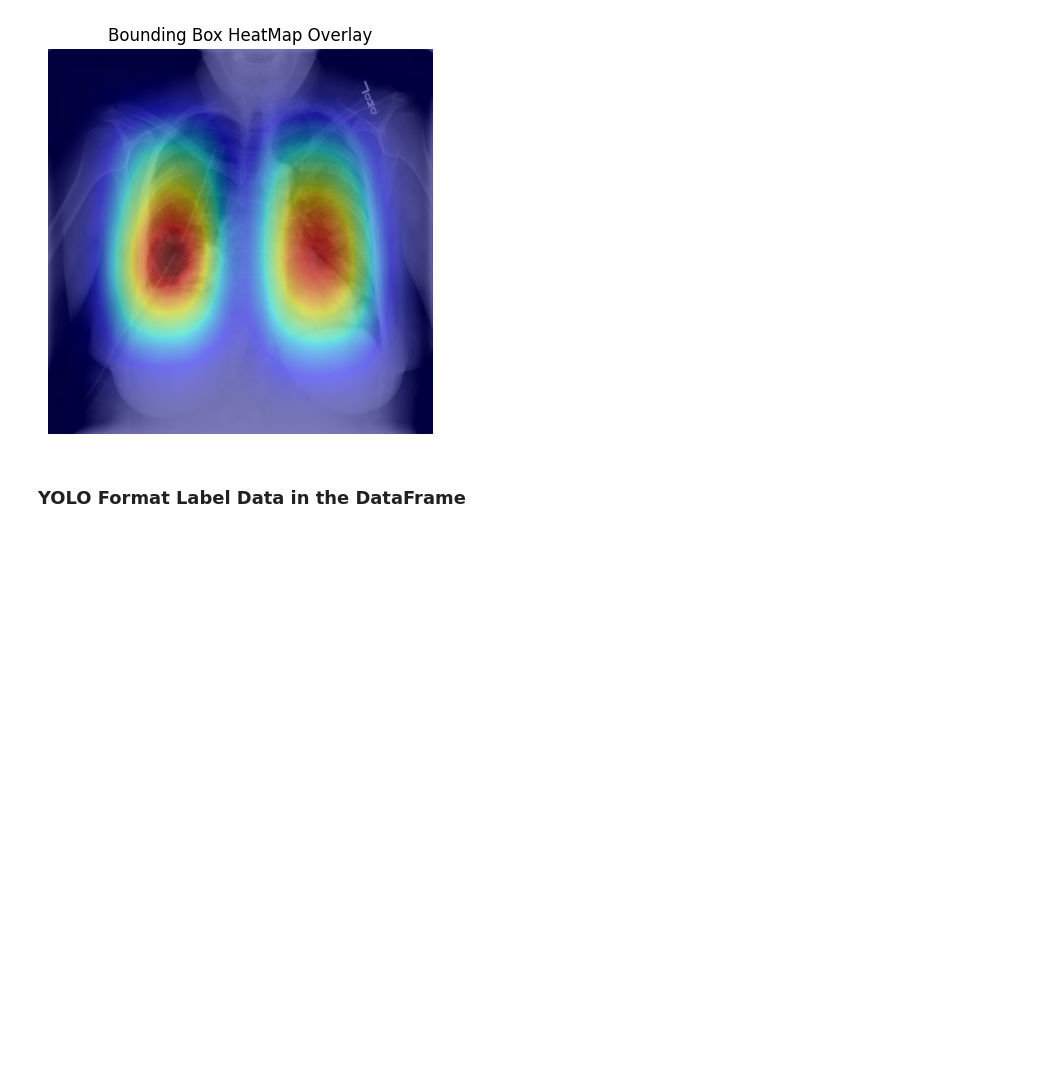
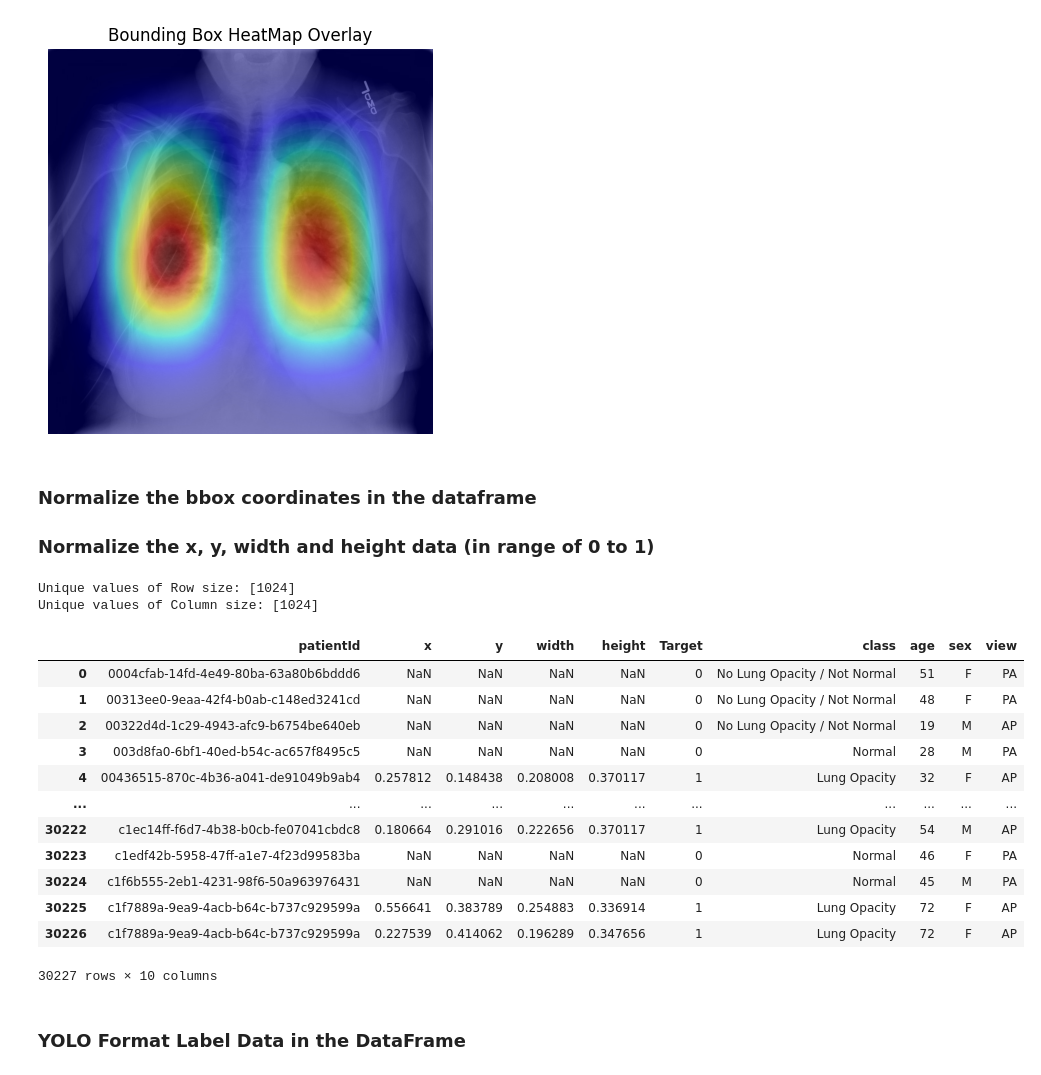
Before and after one commit to kmsmeng/Pneumonia-Detection-Model, a Jupyter notebook: handle_data.ipynb, the cells around one changed output. Saved outputs shown, nothing was run; the diff lists cells and outputs as text; code cells hidden in the pictures; blank space fills up the shorter version.

```diff
--- a/handle_data.ipynb
+++ b/handle_data.ipynb
@@ -553,3 +580,6 @@ plt.title('Bounding Box HeatMap Overlay')
 # %% [output]
 Text(0.5, 1.0, 'Bounding Box HeatMap Overlay')
 [figure]
+# %% [markdown]
+### Normalize the bbox coordinates in the dataframe
+### Normalize the x, y, width and height data (in range of 0 to 1)
@@ -556,3 +604,41 @@ Text(0.5, 1.0, 'Bounding Box HeatMap Overlay')
+# %%
+# convert the image dim meta-data form the dcm file into a dataframe....we attach this to the original dataframe and normalize the bbox values according to it......
+# plan is to take the full height and width of the image size data and use that to normalize the images corresponding bbox data
+img_dim_df = pd.DataFrame(dim_data)
+len(img_dim_df)
+
+row = img_dim_df[0].unique()
+col = img_dim_df[1].unique()
+print(f'Unique values of Row size: {row}')
+print(f'Unique values of Column size: {col}')
+# %% [output]
+Unique values of Row size: [1024]
+Unique values of Column size: [1024]
+# %%
+# But now we know that all the images in the dataset are in size 1024 * 1024
+# So lets noramlize all the  bbox data values by dividing them by 1024
+df_normalized = df.copy()
+
+df_normalized['x'] = df_normalized['x'] / 1024
+df_normalized['y'] = df_normalized['y'] / 1024
+df_normalized['width'] = df_normalized['width'] / 1024
+df_normalized['height'] = df_normalized['height'] / 1024
+
+df_normalized
+# %% [output]
+|  | patientId | x | y | width | height | Target | class | age | sex | view |
+| 0 | 0004cfab-14fd-4e49-80ba-63a80b6bddd6 | NaN | NaN | NaN | NaN | 0 | No Lung Opacity / Not Normal | 51 | F | PA |
+| 1 | 00313ee0-9eaa-42f4-b0ab-c148ed3241cd | NaN | NaN | NaN | NaN | 0 | No Lung Opacity / Not Normal | 48 | F | PA |
+| 2 | 00322d4d-1c29-4943-afc9-b6754be640eb | NaN | NaN | NaN | NaN | 0 | No Lung Opacity / Not Normal | 19 | M | AP |
+| 3 | 003d8fa0-6bf1-40ed-b54c-ac657f8495c5 | NaN | NaN | NaN | NaN | 0 | Normal | 28 | M | PA |
+| 4 | 00436515-870c-4b36-a041-de91049b9ab4 | 0.257812 | 0.148438 | 0.208008 | 0.370117 | 1 | Lung Opacity | 32 | F | AP |
+| ... | ... | ... | ... | ... | ... | ... | ... | ... | ... | ... |
+| 30222 | c1ec14ff-f6d7-4b38-b0cb-fe07041cbdc8 | 0.180664 | 0.291016 | 0.222656 | 0.370117 | 1 | Lung Opacity | 54 | M | AP |
+| 30223 | c1edf42b-5958-47ff-a1e7-4f23d99583ba | NaN | NaN | NaN | NaN | 0 | Normal | 46 | F | PA |
+| 30224 | c1f6b555-2eb1-4231-98f6-50a963976431 | NaN | NaN | NaN | NaN | 0 | Normal | 45 | M | PA |
+| 30225 | c1f7889a-9ea9-4acb-b64c-b737c929599a | 0.556641 | 0.383789 | 0.254883 | 0.336914 | 1 | Lung Opacity | 72 | F | AP |
+| 30226 | c1f7889a-9ea9-4acb-b64c-b737c929599a | 0.227539 | 0.414062 | 0.196289 | 0.347656 | 1 | Lung Opacity | 72 | F | AP |
+30227 rows × 10 columns
 # %% [markdown]
 ### YOLO Format Label Data in the DataFrame
 # %%
```
Also changed, not shown: parts of 35 cells of this notebook, 2 other files.
